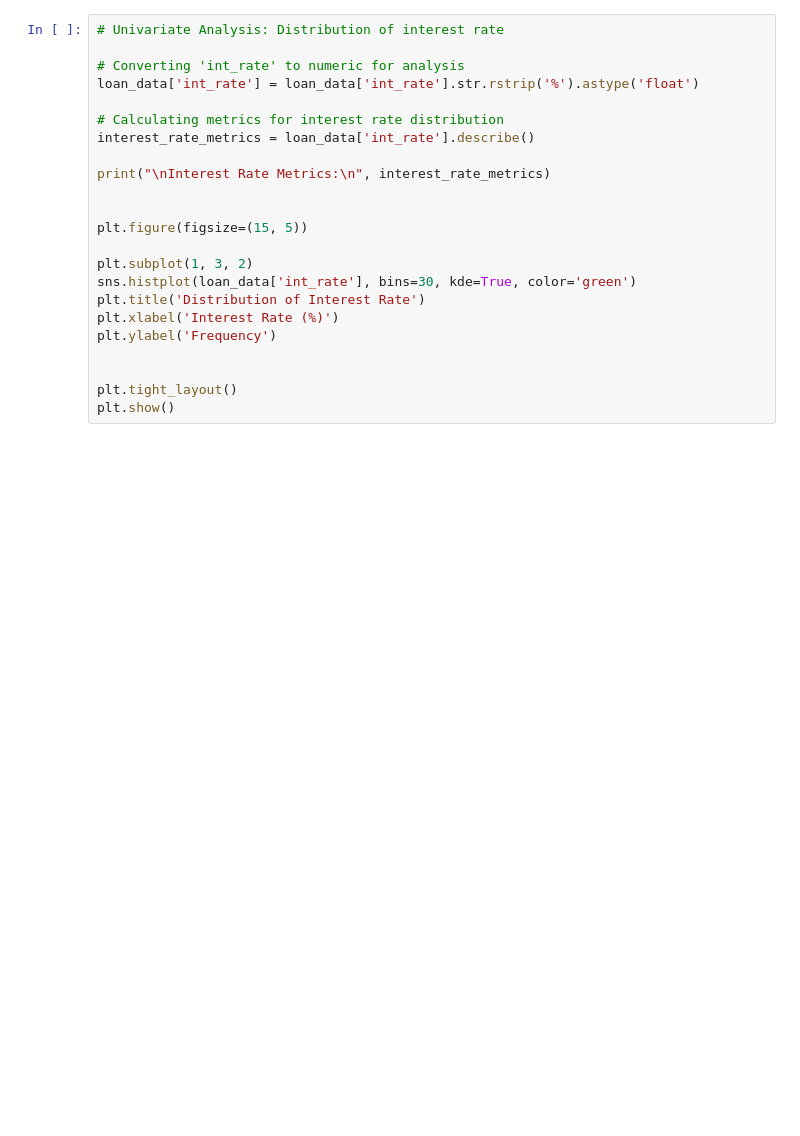
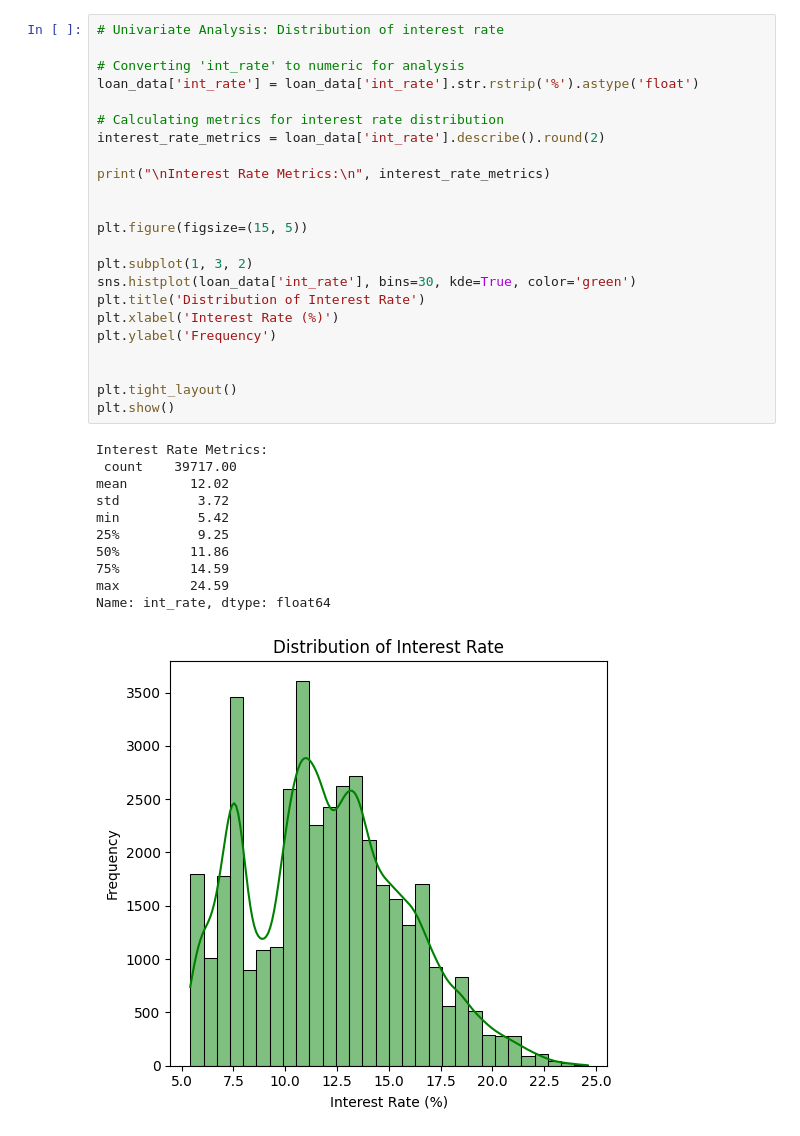
Before and after one commit to omkard3/LendingClubCaseStudy, a Jupyter notebook: Omkar_Deshpande.ipynb, the cells around one changed output. Cells and saved outputs as stored; diff of their text form; blank space fills up the shorter version.

```diff
--- a/Omkar_Deshpande.ipynb
+++ b/Omkar_Deshpande.ipynb
@@ -34,26 +58,38 @@ plt.show()
 # %%
 # Univariate Analysis: Distribution of interest rate
 
 # Converting 'int_rate' to numeric for analysis
 loan_data['int_rate'] = loan_data['int_rate'].str.rstrip('%').astype('float')
 
 # Calculating metrics for interest rate distribution
-interest_rate_metrics = loan_data['int_rate'].describe()
+interest_rate_metrics = loan_data['int_rate'].describe().round(2)
 
 print("\nInterest Rate Metrics:\n", interest_rate_metrics)
 
 
 plt.figure(figsize=(15, 5))
 
 plt.subplot(1, 3, 2)
 sns.histplot(loan_data['int_rate'], bins=30, kde=True, color='green')
 plt.title('Distribution of Interest Rate')
 plt.xlabel('Interest Rate (%)')
 plt.ylabel('Frequency')
 
 
 plt.tight_layout()
 plt.show()
+# %% [output]
+Interest Rate Metrics:
+ count    39717.00
+mean        12.02
+std          3.72
+min          5.42
+25%          9.25
+50%         11.86
+75%         14.59
+max         24.59
+Name: int_rate, dtype: float64
+[figure, added]
 # %%
 # Univariate Analysis: Distribution of loan status
 
```
Also changed, not shown: parts of 22 cells of this notebook.
